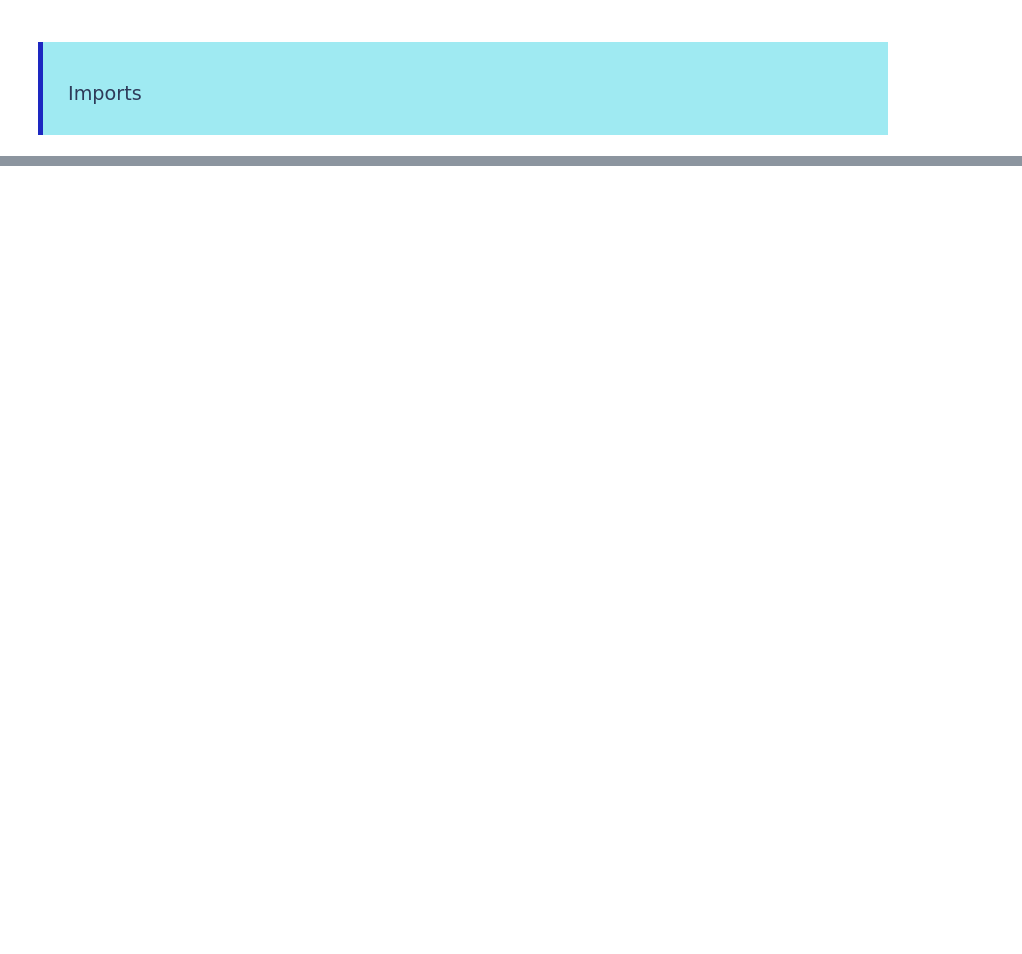
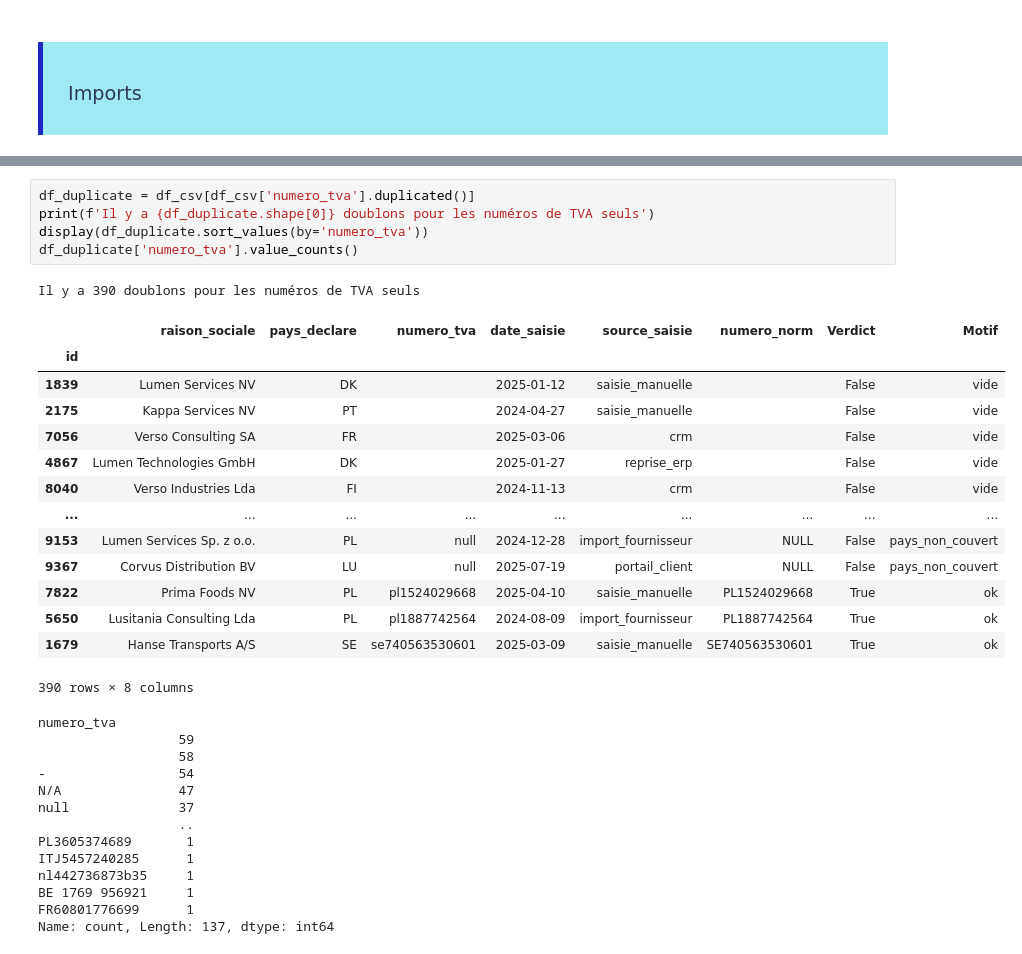
Before and after one commit to Franck-LF/TVA-Intracommunautaire, a Jupyter notebook: notebook/nettoyage.ipynb, the cells around one changed output, grey strips where cells are left out. Drawn from its saved outputs; the diff is of its cells as text; blank space fills up the shorter version.

```diff
--- a/notebook/nettoyage.ipynb
+++ b/notebook/nettoyage.ipynb
@@ -87,0 +292,34 @@ dtype: object
+# %%
+df_duplicate = df_csv[df_csv['numero_tva'].duplicated()]
+print(f'Il y a {df_duplicate.shape[0]} doublons pour les numéros de TVA seuls')
+display(df_duplicate.sort_values(by='numero_tva'))
+df_duplicate['numero_tva'].value_counts()
+# %% [output]
+Il y a 390 doublons pour les numéros de TVA seuls
+|  | raison_sociale | pays_declare | numero_tva | date_saisie | source_saisie | numero_norm | Verdict | Motif |
+| id |  |  |  |  |  |  |  |  |
+| 1839 | Lumen Services NV | DK |  | 2025-01-12 | saisie_manuelle |  | False | vide |
+| 2175 | Kappa Services NV | PT |  | 2024-04-27 | saisie_manuelle |  | False | vide |
+| 7056 | Verso Consulting SA | FR |  | 2025-03-06 | crm |  | False | vide |
+| 4867 | Lumen Technologies GmbH | DK |  | 2025-01-27 | reprise_erp |  | False | vide |
+| 8040 | Verso Industries Lda | FI |  | 2024-11-13 | crm |  | False | vide |
+| ... | ... | ... | ... | ... | ... | ... | ... | ... |
+| 9153 | Lumen Services Sp. z o.o. | PL | null | 2024-12-28 | import_fournisseur | NULL | False | pays_non_couvert |
+| 9367 | Corvus Distribution BV | LU | null | 2025-07-19 | portail_client | NULL | False | pays_non_couvert |
+| 7822 | Prima Foods NV | PL | pl1524029668 | 2025-04-10 | saisie_manuelle | PL1524029668 | True | ok |
+| 5650 | Lusitania Consulting Lda | PL | pl1887742564 | 2024-08-09 | import_fournisseur | PL1887742564 | True | ok |
+| 1679 | Hanse Transports A/S | SE | se740563530601 | 2025-03-09 | saisie_manuelle | SE740563530601 | True | ok |
+390 rows × 8 columns
+numero_tva
+                  59
+                  58
+-                 54
+N/A               47
+null              37
+                  ..
+PL3605374689       1
+ITJ5457240285      1
+nl442736873b35     1
+BE 1769 956921     1
+FR60801776699      1
+Name: count, Length: 137, dtype: int64
```
Also changed, not shown: parts of 19 cells of this notebook, 2 other files.
